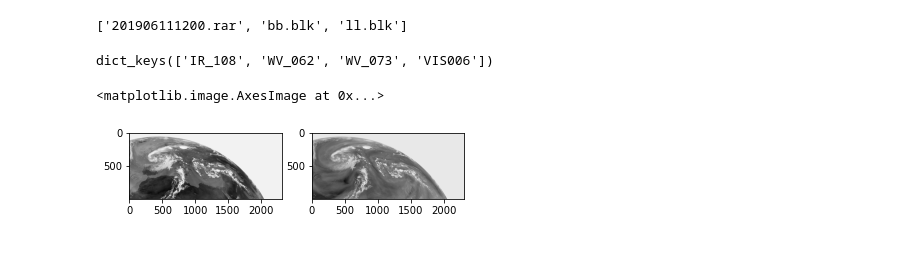
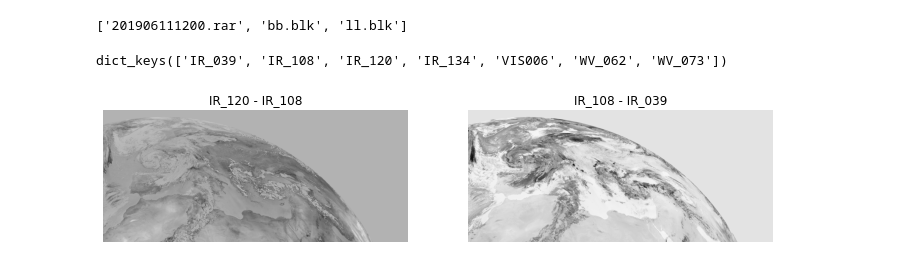
Before and after one commit to shandruha/weather-satellite-data, a Jupyter notebook: create_rgb.ipynb, the cells around one changed output. Drawn from its saved outputs; the diff is of its cells as text; code cells hidden in the pictures.

```diff
--- a/create_rgb.ipynb
+++ b/create_rgb.ipynb
@@ -48,8 +48,9 @@ def read_images(filename):
     # Выбираем строку периода из пути к файлу (tmp/202006191200.rar)
     period = os.path.basename(filename).split('.')[0]
 
-    for chan_name in ['IR_108', 'WV_062', 'WV_073', 'VIS006']:
-        img_dict[chan_name] = read_img('{}/{}_{}'.format(tmp_dir, period, chan_name))
+    for img_file in os.listdir(tmp_dir):
+        chan_name = img_file[len(period) + 1:]
+        img_dict[chan_name] = read_img(os.path.join(tmp_dir, img_file))
 
     return img_dict
 # %%
@@ -58,16 +59,17 @@ img_dict = read_images('data/201906111200.rar')
 
 img_dict.keys()
 # %% [output]
-dict_keys(['IR_108', 'WV_062', 'WV_073', 'VIS006'])
+dict_keys(['IR_039', 'IR_108', 'IR_120', 'IR_134', 'VIS006', 'WV_062', 'WV_073'])
 # %%
 # Рассчитаем разности каналов
-btd_1 = img_dict['WV_062'] - img_dict['IR_108']
-btd_2 = img_dict['WV_062'] - img_dict['WV_073']
+img_dict['IR_120 - IR_108'] = img_dict['IR_120'] - img_dict['IR_108']
+img_dict['IR_108 - IR_039'] = img_dict['IR_108'] - img_dict['IR_039']
 
 # Визуализируем результат
-fig, ax = plt.subplots(1, 2)
-ax[0].imshow(btd_1, cmap='gray')
-ax[1].imshow(btd_2, cmap='gray')
+fig, ax = plt.subplots(1, 2, figsize=(12, 6))
+for i, chan_name in enumerate(['IR_120 - IR_108', 'IR_108 - IR_039']):
+    ax[i].imshow(img_dict[chan_name], cmap='gray')
+    ax[i].axis('off')
+    ax[i].set_title(chan_name)
 # %% [output]
-<matplotlib.image.AxesImage at 0x...>
-[figure, old version]
+[figure, new version]
```
Also changed, not shown: parts of 6 cells of this notebook.
